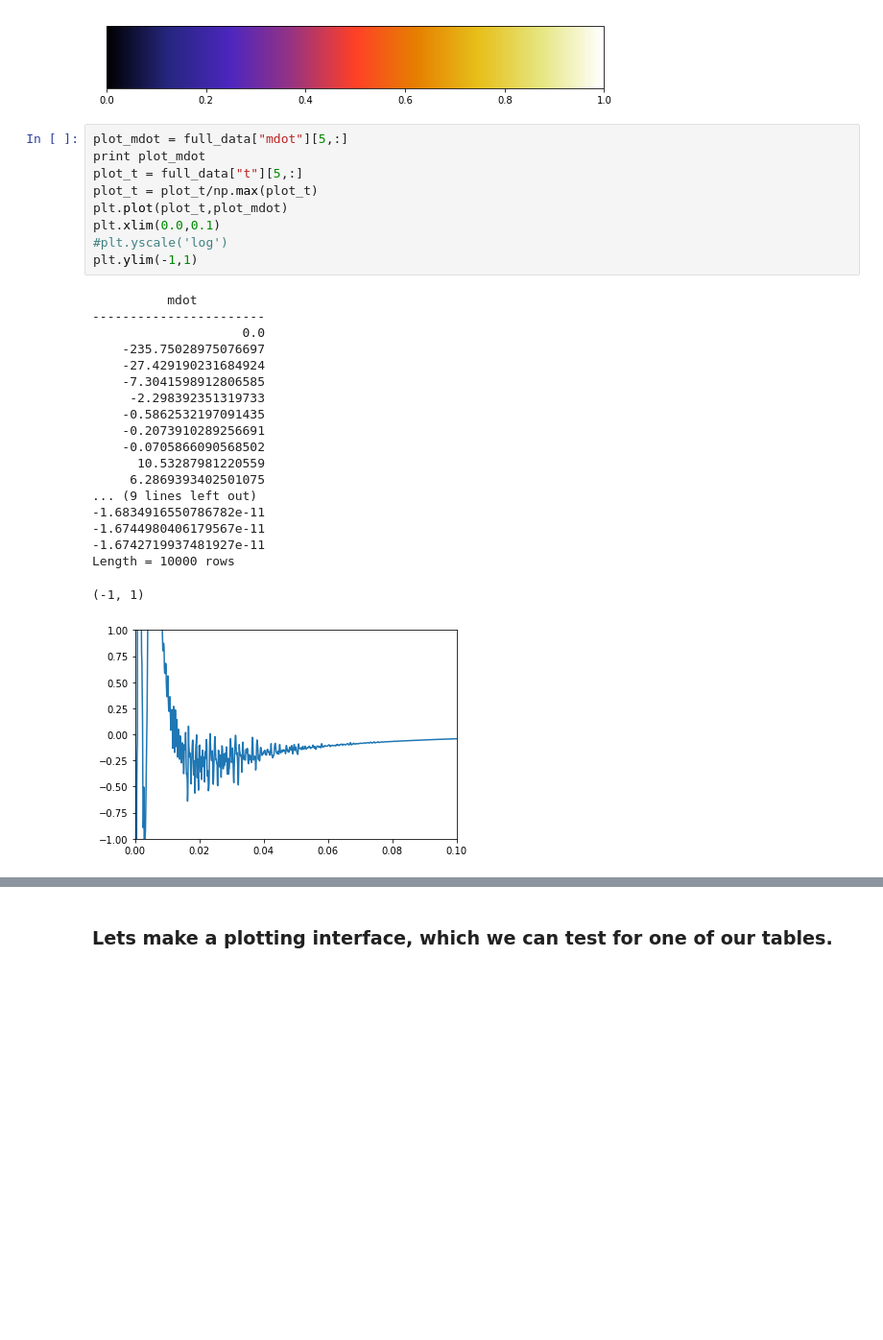
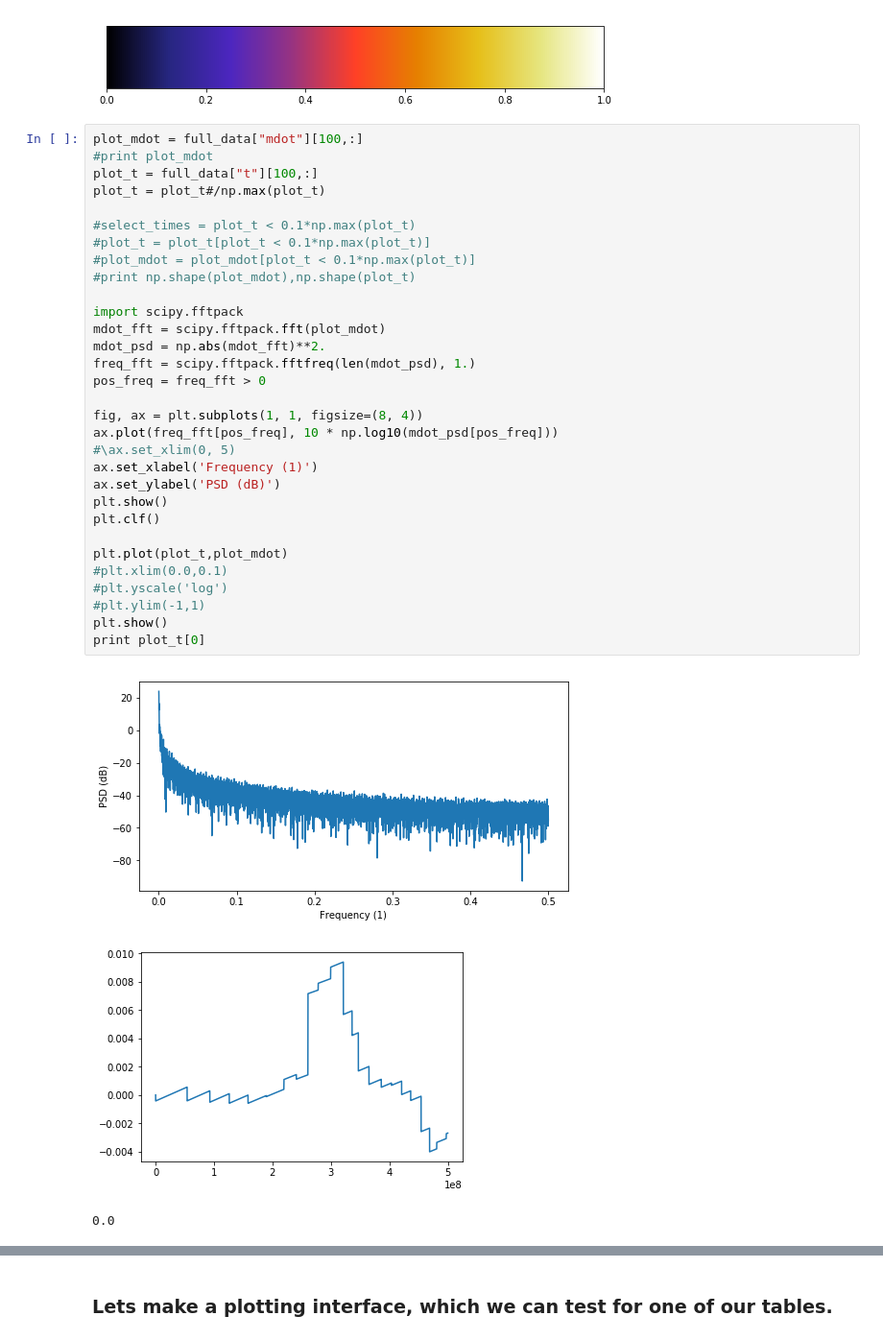
Before and after one commit to nomahen/twisted_disk_1d, a Jupyter notebook: notebooks/plot_outputs.ipynb, the cells around one changed output, grey strips where cells are left out. Shown at 96% size. Drawn from its saved outputs; the diff is of its cells as text; blank space fills up the shorter version.

```diff
--- a/notebooks/plot_outputs.ipynb
+++ b/notebooks/plot_outputs.ipynb
@@ -110,35 +106,41 @@ plt.colorbar(orientation="horizontal", cax=cax)
 [figure]
 <matplotlib.colorbar.Colorbar at 0x...>
 [figure]
-# %%
-plot_mdot = full_data["mdot"][5,:]
-print plot_mdot
-plot_t = full_data["t"][5,:]
-plot_t = plot_t/np.max(plot_t)
-plt.plot(plot_t,plot_mdot)
-plt.xlim(0.0,0.1)
-#plt.yscale('log')
-plt.ylim(-1,1)
-# %% [output]
-          mdot
------------------------
-                    0.0
-    -235.75028975076697
-    -27.429190231684924
-    -7.3041598912806585
-     -2.298392351319733
-    -0.5862532197091435
-    -0.2073910289256691
-    -0.0705866090568502
-      10.53287981220559
-     6.2869393402501075
-... (9 lines left out)
--1.6834916550786782e-11
--1.6744980406179567e-11
--1.6742719937481927e-11
-Length = 10000 rows
-(-1, 1)
-[figure, removed]
+# %%
+plot_mdot = full_data["mdot"][100,:]
+#print plot_mdot
+plot_t = full_data["t"][100,:]
+plot_t = plot_t#/np.max(plot_t)
+
+#select_times = plot_t < 0.1*np.max(plot_t)
+#plot_t = plot_t[plot_t < 0.1*np.max(plot_t)]
+#plot_mdot = plot_mdot[plot_t < 0.1*np.max(plot_t)]
+#print np.shape(plot_mdot),np.shape(plot_t)
+
+import scipy.fftpack
+mdot_fft = scipy.fftpack.fft(plot_mdot)
+mdot_psd = np.abs(mdot_fft)**2.
+freq_fft = scipy.fftpack.fftfreq(len(mdot_psd), 1.)
+pos_freq = freq_fft > 0
+
+fig, ax = plt.subplots(1, 1, figsize=(8, 4))
+ax.plot(freq_fft[pos_freq], 10 * np.log10(mdot_psd[pos_freq]))
+#\ax.set_xlim(0, 5)
+ax.set_xlabel('Frequency (1)')
+ax.set_ylabel('PSD (dB)')
+plt.show()
+plt.clf()
+
+plt.plot(plot_t,plot_mdot)
+#plt.xlim(0.0,0.1)
+#plt.yscale('log')
+#plt.ylim(-1,1)
+plt.show()
+print plot_t[0]
+# %% [output]
+[figure, added]
+[figure, added]
+0.0
 # %%
 from matplotlib.collections import LineCollection
 from mpl_toolkits.axes_grid1 import make_axes_locatable
```
Also changed, not shown: parts of 5 cells of this notebook, 35 other files.
